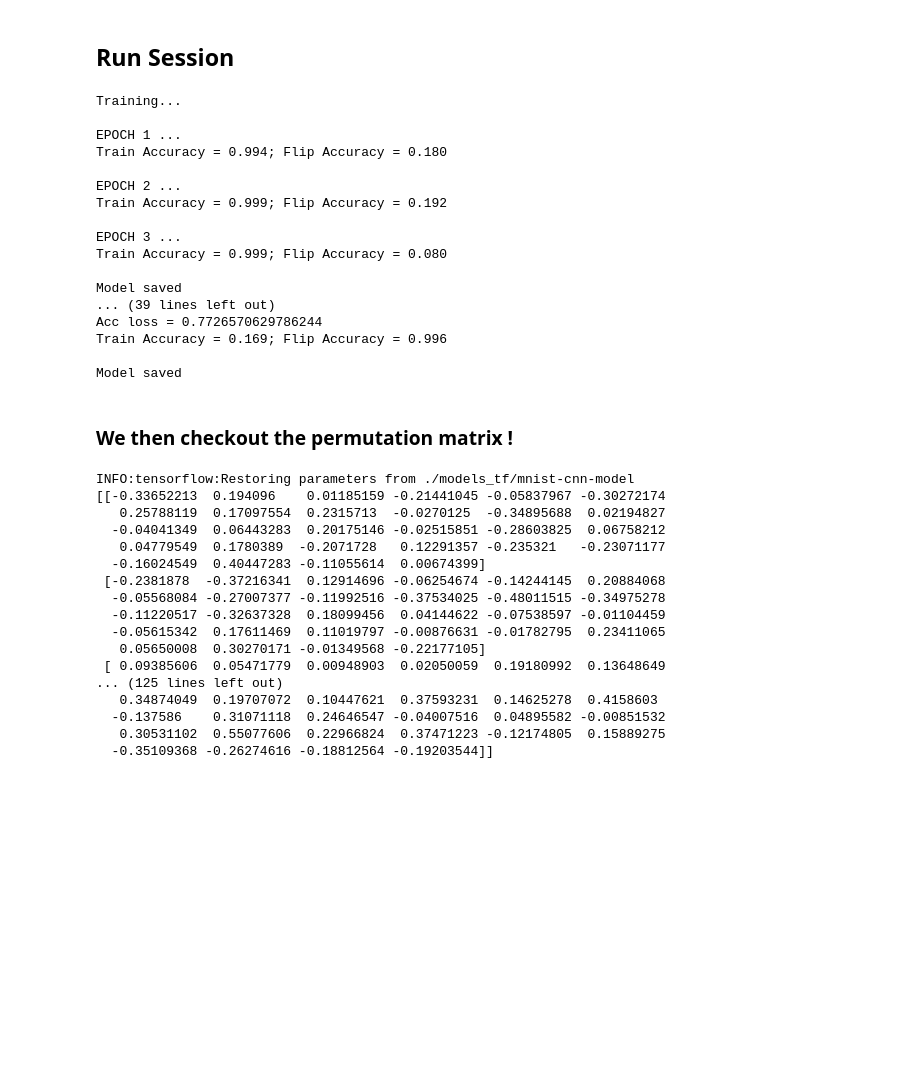
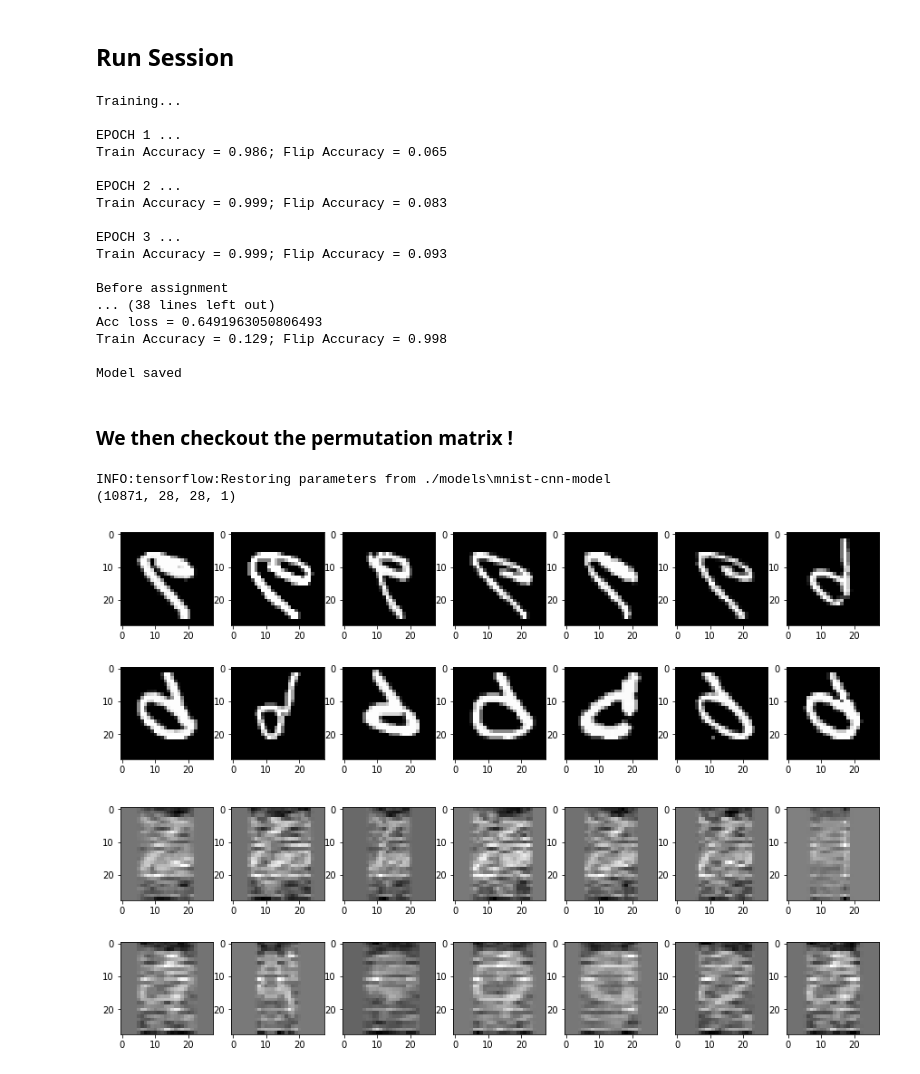
Before and after one commit to bobondemon/TS-Learning-Toy-Example, a Jupyter notebook: MNIST-CNN-TS-Learning-modified-Exp.ipynb, the cells around one changed output. Saved outputs shown, nothing was run; the diff lists cells and outputs as text; code cells hidden in the pictures; blank space fills up the shorter version.

Commit message:
Check out the permuted images

```diff
--- a/MNIST-CNN-TS-Learning-modified-Exp.ipynb
+++ b/MNIST-CNN-TS-Learning-modified-Exp.ipynb
@@ -260,6 +260,8 @@ def CNNMNIST_student(x):
     print(permutation.shape)
     x = tf.matmul(permutation,x) # (batchsizex28x28)
     x = tf.expand_dims(x,-1) # (batchsizex28x28x1)
+
+    after_permute_x = x
 
     # Layer 1: Convolutional. Input = 28x28xcNum. Output = 24x24xlayer_depth['layer_1'].
     conv1   = tf.nn.conv2d(x, weights_student['layer_1'], strides=[1, 1, 1, 1], padding='VALID') + biases_student['layer_1']
@@ -304,9 +306,9 @@ def CNNMNIST_student(x):
     # SOLUTION: Layer 5: Fully Connected. Input = layer_depth['fully_connected_2']. Output = layer_depth['out'].
     logits = tf.matmul(fc2, weights_student['out']) + biases_student['out']
     print('logits has shape=',logits.shape)
-    return logits
+    return logits, after_permute_x
 
-logits_student = CNNMNIST_student(x_feed_student)
+logits_student, after_permute_x = CNNMNIST_student(x_feed_student)
 # %% [output]
 (?, 28, 28)
 conv1 has shape= (?, 24, 24, 16)
@@ -388,8 +390,6 @@ with tf.Session() as sess:
         #print("Train Accuracy = {:.3f}".format(train_accuracy[i]))
         print("Train Accuracy = {:.3f}; Flip Accuracy = {:.3f}".format(train_accuracy[i],flip_accuracy[i]))
         print()
-    saver.save(sess, './models/mnist-cnn-model')
-    print("Model saved")
 
     """
     We Then Do the Copy from Teacher to Student Models
@@ -434,48 +434,44 @@ with tf.Session() as sess:
         print("Acc loss = {}".format(acc_loss))
         print("Train Accuracy = {:.3f}; Flip Accuracy = {:.3f}".format(train_accuracy_tf[i],flip_accuracy_tf[i]))
         print()
-    saver.save(sess, './models_tf/mnist-cnn-model')
+    saver.save(sess, './models/mnist-cnn-model')
     print("Model saved")
 # %% [output]
 Training...
 
 EPOCH 1 ...
-Train Accuracy = 0.994; Flip Accuracy = 0.180
+Train Accuracy = 0.986; Flip Accuracy = 0.065
 
 EPOCH 2 ...
-Train Accuracy = 0.999; Flip Accuracy = 0.192
+Train Accuracy = 0.999; Flip Accuracy = 0.083
 
 EPOCH 3 ...
-Train Accuracy = 0.999; Flip Accuracy = 0.080
+Train Accuracy = 0.999; Flip Accuracy = 0.093
+
+Before assignment
+... (38 lines left out)
+Acc loss = 0.6491963050806493
+Train Accuracy = 0.129; Flip Accuracy = 0.998
 
 Model saved
-... (39 lines left out)
-Acc loss = 0.7726570629786244
-Train Accuracy = 0.169; Flip Accuracy = 0.996
-
-Model saved
 # %% [markdown]
 ### We then checkout the permutation matrix !
-# %%
-saver = tf.train.Saver()
-with tf.Session() as sess:
-    saver.restore(sess, tf.train.latest_checkpoint('./models_tf'))
-    print(sess.run(weights_student['permutation']))
-# %% [output]
-INFO:tensorflow:Restoring parameters from ./models_tf/mnist-cnn-model
-[[-0.33652213  0.194096    0.01185159 -0.21441045 -0.05837967 -0.30272174
-   0.25788119  0.17097554  0.2315713  -0.0270125  -0.34895688  0.02194827
-  -0.04041349  0.06443283  0.20175146 -0.02515851 -0.28603825  0.06758212
-   0.04779549  0.1780389  -0.2071728   0.12291357 -0.235321   -0.23071177
-  -0.16024549  0.40447283 -0.11055614  0.00674399]
- [-0.2381878  -0.37216341  0.12914696 -0.06254674 -0.14244145  0.20884068
-  -0.05568084 -0.27007377 -0.11992516 -0.37534025 -0.48011515 -0.34975278
-  -0.11220517 -0.32637328  0.18099456  0.04144622 -0.07538597 -0.01104459
-  -0.05615342  0.17611469  0.11019797 -0.00876631 -0.01782795  0.23411065
-   0.05650008  0.30270171 -0.01349568 -0.22177105]
- [ 0.09385606  0.05471779  0.00948903  0.02050059  0.19180992  0.13648649
-... (125 lines left out)
-   0.34874049  0.19707072  0.10447621  0.37593231  0.14625278  0.4158603
-  -0.137586    0.31071118  0.24646547 -0.04007516  0.04895582 -0.00851532
-   0.30531102  0.55077606  0.22966824  0.37471223 -0.12174805  0.15889275
-  -0.35109368 -0.26274616 -0.18812564 -0.19203544]]
+# %%
+saver = tf.train.Saver()
+with tf.Session() as sess:
+    saver.restore(sess, tf.train.latest_checkpoint('./models'))
+    x_flip_permute = sess.run(after_permute_x,feed_dict={x_feed_student:x_flip})
+    plt.figure(figsize=(15,5))
+    for i in np.arange(2*7):
+        plt.subplot(2,7,i+1)
+        plt.imshow(x_flip[5411+i][...,0],cmap='gray')
+    plt.figure(figsize=(15,5))
+    for i in np.arange(2*7):
+        plt.subplot(2,7,i+1)
+        plt.imshow(x_flip_permute[5411+i][...,0],cmap='gray')
+    print(x_flip_permute.shape)
+# %% [output]
+INFO:tensorflow:Restoring parameters from ./models\mnist-cnn-model
+(10871, 28, 28, 1)
+[figure, added]
+[figure, added]
```
